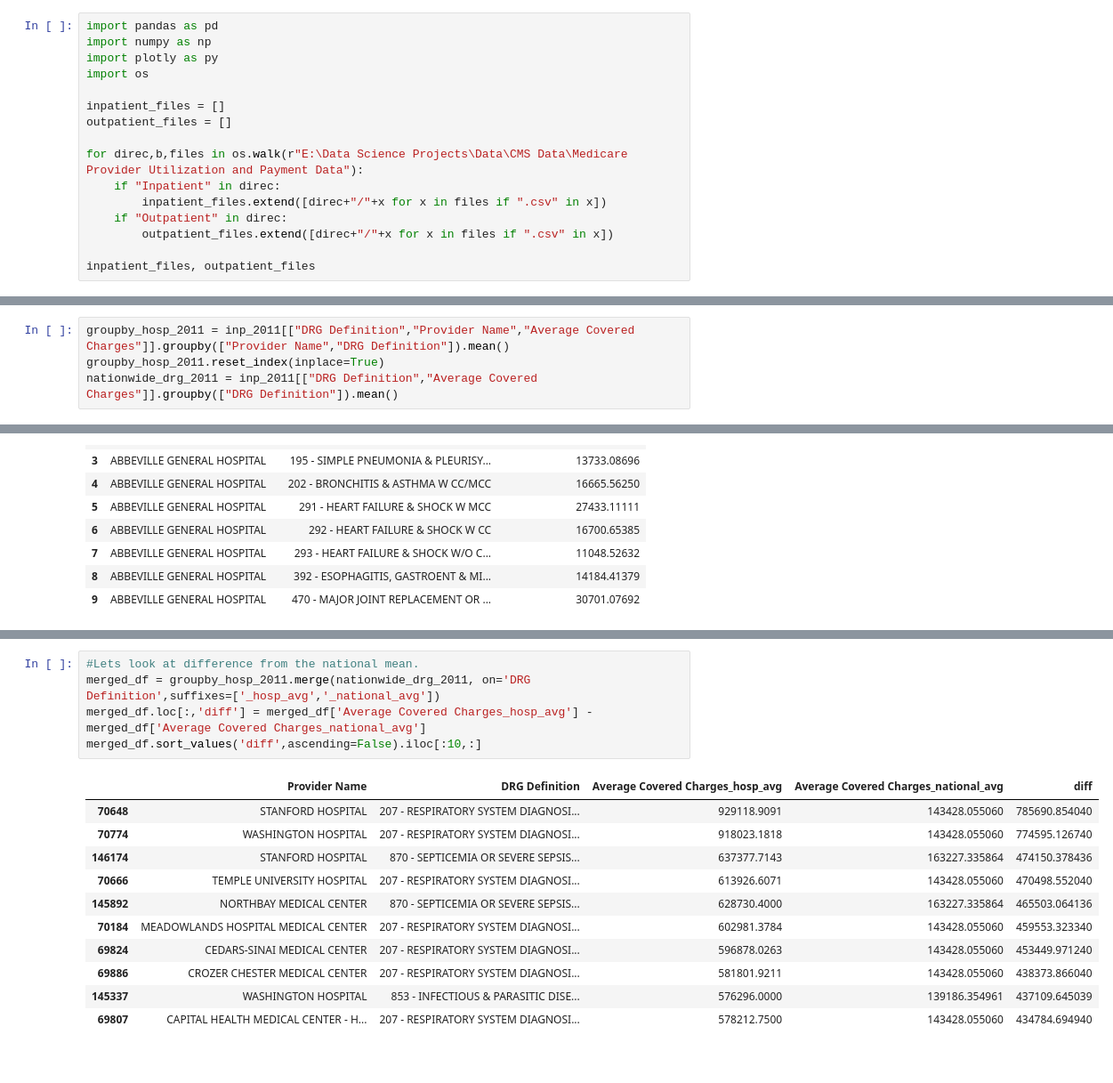
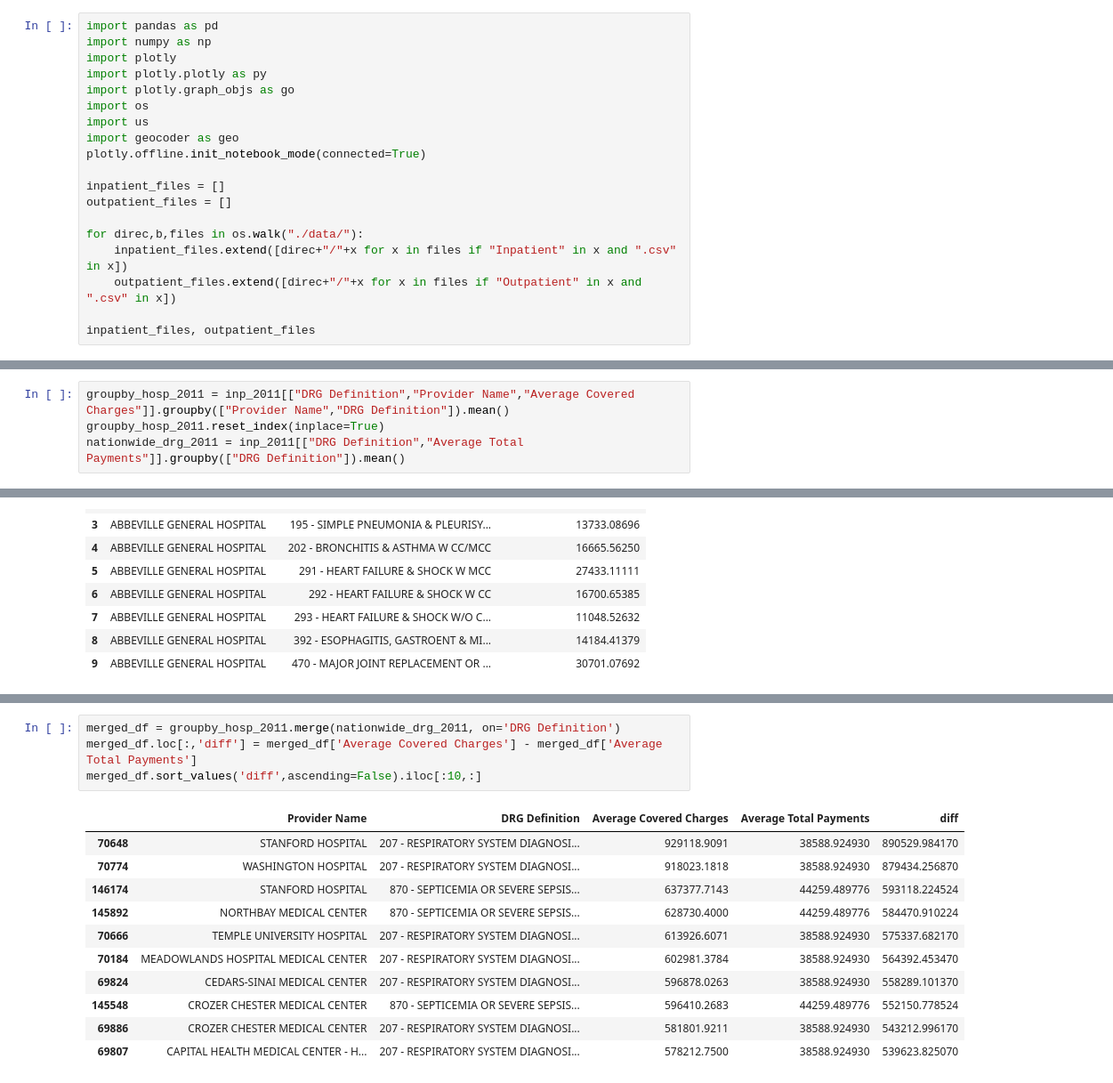
Before and after one commit to DataAndDeadlifts/CMS_Projects, a Jupyter notebook: 2018-07-26 Inpatient Investigation.ipynb, the cells around one changed output, grey strips where cells are left out. Shown at 89% size. Cells and saved outputs as stored; diff of their text form.

```diff
--- a/2018-07-26 Inpatient Investigation.ipynb
+++ b/2018-07-26 Inpatient Investigation.ipynb
@@ -1,17 +1,20 @@
 # %%
 import pandas as pd
 import numpy as np
-import plotly as py
+import plotly
+import plotly.plotly as py
+import plotly.graph_objs as go
 import os
+import us
+import geocoder as geo
+plotly.offline.init_notebook_mode(connected=True)
 
 inpatient_files = []
 outpatient_files = []
 
-for direc,b,files in os.walk(r"E:\Data Science Projects\Data\CMS Data\Medicare Provider Utilization and Payment Data"):
-    if "Inpatient" in direc:
-        inpatient_files.extend([direc+"/"+x for x in files if ".csv" in x])
-    if "Outpatient" in direc:
-        outpatient_files.extend([direc+"/"+x for x in files if ".csv" in x])
+for direc,b,files in os.walk("./data/"):
+    inpatient_files.extend([direc+"/"+x for x in files if "Inpatient" in x and ".csv" in x])
+    outpatient_files.extend([direc+"/"+x for x in files if "Outpatient" in x and ".csv" in x])
 
 inpatient_files, outpatient_files
 # %% [output]
@@ -52,7 +55,7 @@ inp_2011.head()
 # %%
 groupby_hosp_2011 = inp_2011[["DRG Definition","Provider Name","Average Covered Charges"]].groupby(["Provider Name","DRG Definition"]).mean()
 groupby_hosp_2011.reset_index(inplace=True)
-nationwide_drg_2011 = inp_2011[["DRG Definition","Average Covered Charges"]].groupby(["DRG Definition"]).mean()
+nationwide_drg_2011 = inp_2011[["DRG Definition","Average Total Payments"]].groupby(["DRG Definition"]).mean()
 # %%
 groupby_hosp_2011.iloc[0:10,:]
 # %% [output]
@@ -87,18 +108,17 @@ nationwide_drg_2011.iloc[0:10,:]
 # %%
-#Lets look at difference from the national mean.
-merged_df = groupby_hosp_2011.merge(nationwide_drg_2011, on='DRG Definition',suffixes=['_hosp_avg','_national_avg'])
-merged_df.loc[:,'diff'] = merged_df['Average Covered Charges_hosp_avg'] - merged_df['Average Covered Charges_national_avg']
+merged_df = groupby_hosp_2011.merge(nationwide_drg_2011, on='DRG Definition')
+merged_df.loc[:,'diff'] = merged_df['Average Covered Charges'] - merged_df['Average Total Payments']
 merged_df.sort_values('diff',ascending=False).iloc[:10,:]
 # %% [output]
-|  | Provider Name | DRG Definition | Average Covered Charges_hosp_avg | Average Covered Charges_national_avg | diff |
-| 70648 | STANFORD HOSPITAL | 207 - RESPIRATORY SYSTEM DIAGNOSI... | 929118.9091 | 143428.055060 | 785690.854040 |
-| 70774 | WASHINGTON HOSPITAL | 207 - RESPIRATORY SYSTEM DIAGNOSI... | 918023.1818 | 143428.055060 | 774595.126740 |
-| 146174 | STANFORD HOSPITAL | 870 - SEPTICEMIA OR SEVERE SEPSIS... | 637377.7143 | 163227.335864 | 474150.378436 |
-| 70666 | TEMPLE UNIVERSITY HOSPITAL | 207 - RESPIRATORY SYSTEM DIAGNOSI... | 613926.6071 | 143428.055060 | 470498.552040 |
-| 145892 | NORTHBAY MEDICAL CENTER | 870 - SEPTICEMIA OR SEVERE SEPSIS... | 628730.4000 | 163227.335864 | 465503.064136 |
-| 70184 | MEADOWLANDS HOSPITAL MEDICAL CENTER | 207 - RESPIRATORY SYSTEM DIAGNOSI... | 602981.3784 | 143428.055060 | 459553.323340 |
-| 69824 | CEDARS-SINAI MEDICAL CENTER | 207 - RESPIRATORY SYSTEM DIAGNOSI... | 596878.0263 | 143428.055060 | 453449.971240 |
-| 69886 | CROZER CHESTER MEDICAL CENTER | 207 - RESPIRATORY SYSTEM DIAGNOSI... | 581801.9211 | 143428.055060 | 438373.866040 |
-| 145337 | WASHINGTON HOSPITAL | 853 - INFECTIOUS & PARASITIC DISE... | 576296.0000 | 139186.354961 | 437109.645039 |
-| 69807 | CAPITAL HEALTH MEDICAL CENTER - H... | 207 - RESPIRATORY SYSTEM DIAGNOSI... | 578212.7500 | 143428.055060 | 434784.694940 |
+|  | Provider Name | DRG Definition | Average Covered Charges | Average Total Payments | diff |
+| 70648 | STANFORD HOSPITAL | 207 - RESPIRATORY SYSTEM DIAGNOSI... | 929118.9091 | 38588.924930 | 890529.984170 |
+| 70774 | WASHINGTON HOSPITAL | 207 - RESPIRATORY SYSTEM DIAGNOSI... | 918023.1818 | 38588.924930 | 879434.256870 |
+| 146174 | STANFORD HOSPITAL | 870 - SEPTICEMIA OR SEVERE SEPSIS... | 637377.7143 | 44259.489776 | 593118.224524 |
+| 145892 | NORTHBAY MEDICAL CENTER | 870 - SEPTICEMIA OR SEVERE SEPSIS... | 628730.4000 | 44259.489776 | 584470.910224 |
+| 70666 | TEMPLE UNIVERSITY HOSPITAL | 207 - RESPIRATORY SYSTEM DIAGNOSI... | 613926.6071 | 38588.924930 | 575337.682170 |
+| 70184 | MEADOWLANDS HOSPITAL MEDICAL CENTER | 207 - RESPIRATORY SYSTEM DIAGNOSI... | 602981.3784 | 38588.924930 | 564392.453470 |
+| 69824 | CEDARS-SINAI MEDICAL CENTER | 207 - RESPIRATORY SYSTEM DIAGNOSI... | 596878.0263 | 38588.924930 | 558289.101370 |
+| 145548 | CROZER CHESTER MEDICAL CENTER | 870 - SEPTICEMIA OR SEVERE SEPSIS... | 596410.2683 | 44259.489776 | 552150.778524 |
+| 69886 | CROZER CHESTER MEDICAL CENTER | 207 - RESPIRATORY SYSTEM DIAGNOSI... | 581801.9211 | 38588.924930 | 543212.996170 |
+| 69807 | CAPITAL HEALTH MEDICAL CENTER - H... | 207 - RESPIRATORY SYSTEM DIAGNOSI... | 578212.7500 | 38588.924930 | 539623.825070 |
 # %%
```
Also changed, not shown: parts of 22 cells of this notebook, 1 other file.
